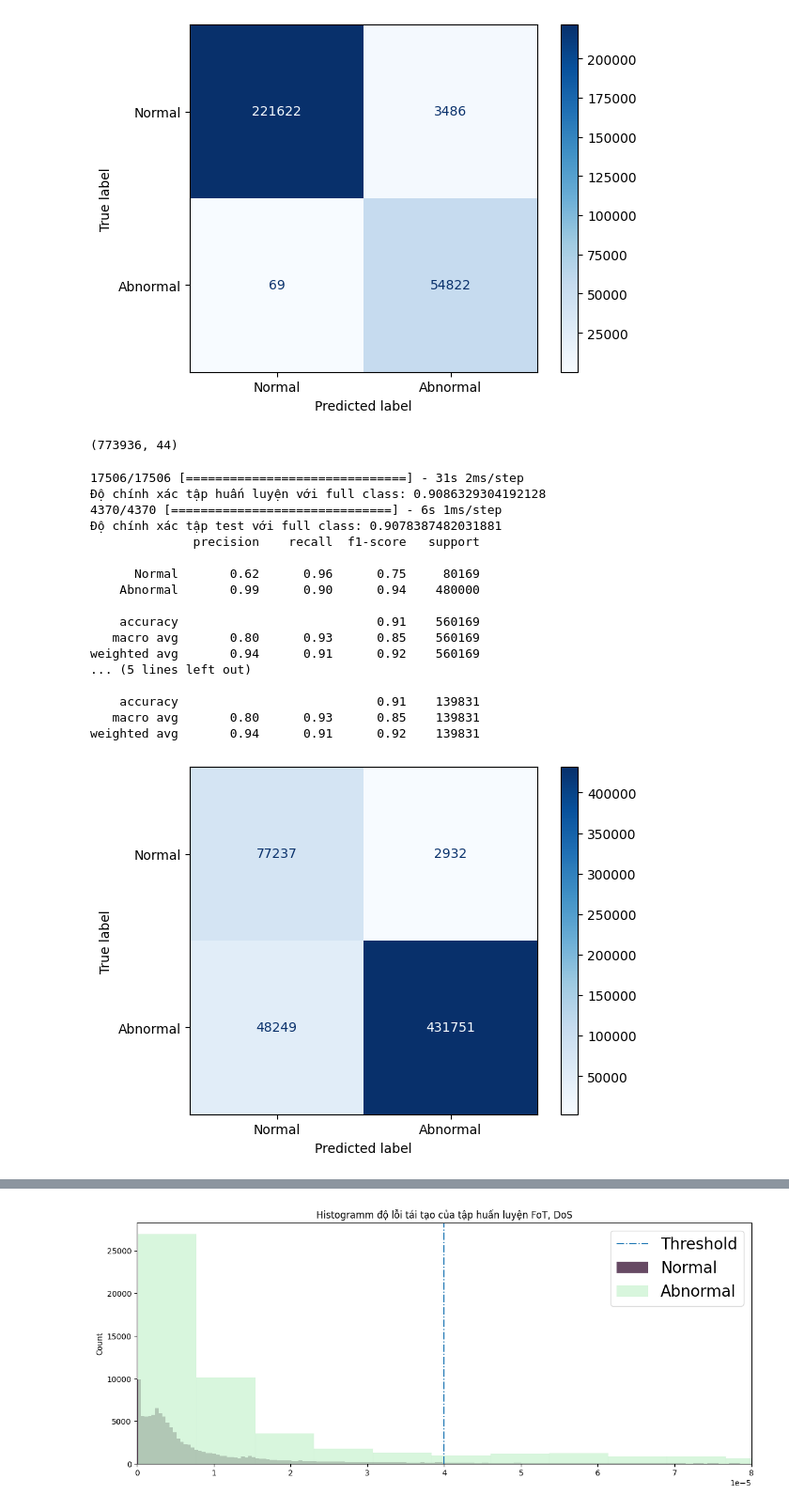
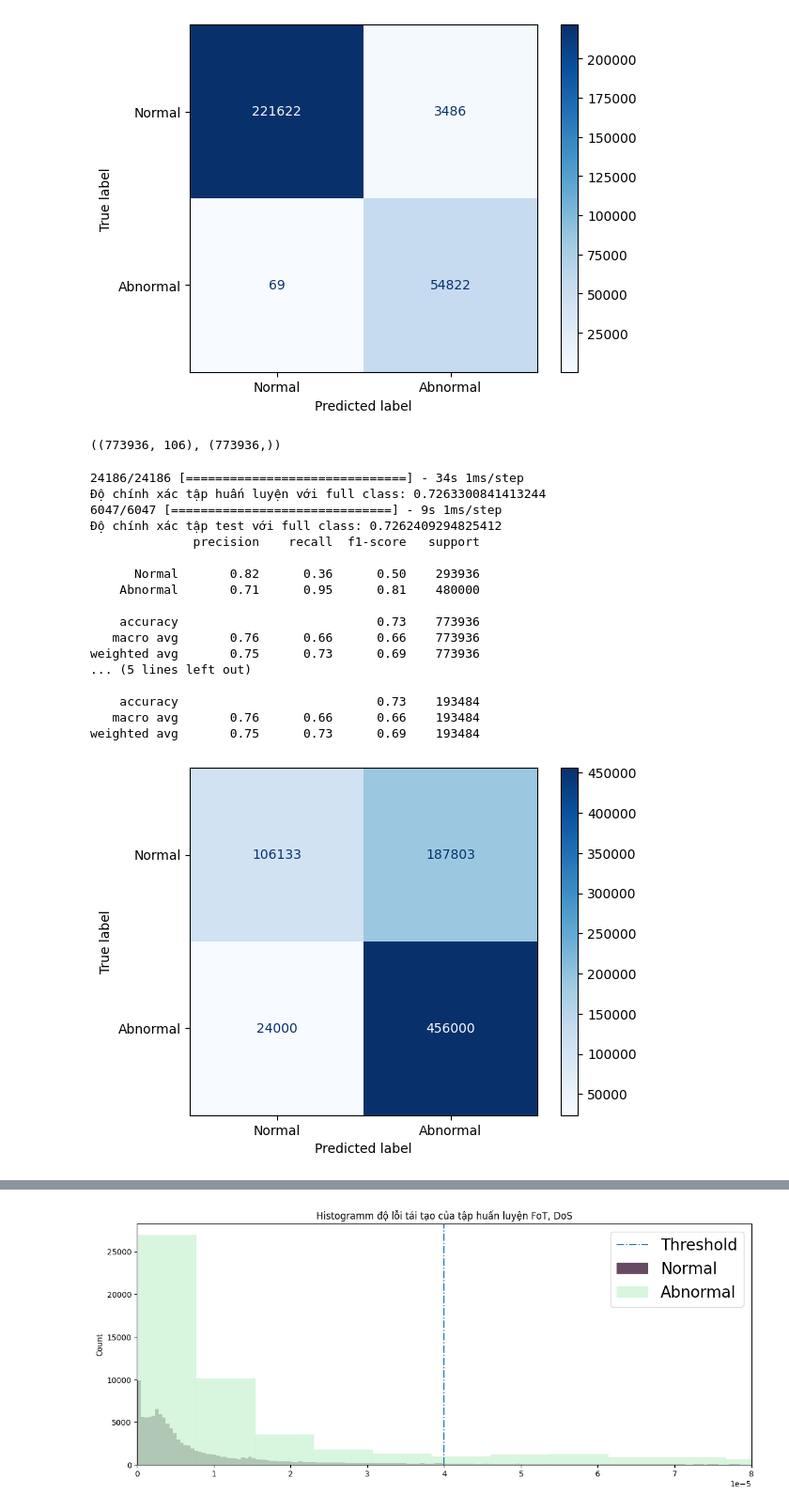
Before and after one commit to DoHaiSon/DAE-MLP, a Jupyter notebook: AE.ipynb, the cells around one changed output, grey strips where cells are left out. Shown: that part at 94% size. Cells and saved outputs as stored; diff of their text form; code cells hidden in the pictures.

```diff
--- a/AE.ipynb
+++ b/AE.ipynb
@@ -259,5 +278,5 @@ optimizer = keras.optimizers.Adam(learning_rate=0.0001)
 loss_fn = keras.losses.MeanSquaredError()
 model.compile(optimizer, loss_fn)
 # %%
-model.fit(Train_nor['data'], Train_nor['data'], batch_size=256, epochs=2000, shuffle=True)
+model.fit(Train_nor['data'], Train_nor['data'], batch_size=128, epochs=1000, shuffle=True)
 # %% [output]
@@ -281,8 +300,8 @@ Epoch 2000/2000
 <keras.src.callbacks.History at 0x...>
 # %%
-#model.save('Model/AE_1class_2000.model', save_format='tf')  # The file needs to end with the .keras extension
+#model.save('Model/AE_fullclassn_1200_new.model', save_format='tf')  # The file needs to end with the .keras extension
 
-model_path = 'Model/AE_1class_2000.model'
+model_path = 'Model/AE_fullclassn_1200_new.model'
 model.load_weights(model_path)
 # %% [output]
 <tensorflow.python.checkpoint.checkpoint.CheckpointLoadStatus at 0x...>
@@ -306,0 +319,6 @@ array([4.6884878e-05, 2.7282463e-04, 3.0563733e-06, ..., 9.0493087e-04,
+# %%
+sigma = 5
+alpha = 0.5
+# %%
+sigma_threshold = np.percentile(train_normal_re, 100 - sigma)
+sigma_threshold
@@ -375,47 +395,47 @@ Train_nor['data']
 train = np.concatenate((Train_nor['data'], Train_abnor['data']), axis=0)
 label = np.concatenate((Train_nor['label'], Train_abnor['label']), axis=0)
 # %%
-train.shape
+train.shape , label.shape
 # %% [output]
-(773936, 44)
+((773936, 106), (773936,))
 # %%
 # label_predict = model.predict_class(Test_nor, threshold)
 # print('Độ chính xác tập khi tái tạo normal tập huấn luyện', end=': ')
 # print(accuracy_score(np.full([2000], 'Normal'), label_predict))
 
-label_predict1 = model.predict_class(train, new_threshold2)
+label_predict1 = model.predict_class(train, sigma_threshold)
 print('Độ chính xác tập huấn luyện với full class', end=': ')
 print(accuracy_score(label, label_predict1))
 
-label_predict = model.predict_class(test['data'], new_threshold2)
+label_predict = model.predict_class(test['data'], sigma_threshold)
 print('Độ chính xác tập test với full class', end=': ')
 print(accuracy_score(test['label'], label_predict))
 
 labels = ['Normal', 'Abnormal']
 
 matrix2 = confusion_matrix(label, label_predict1)
 disp1 = ConfusionMatrixDisplay(
     confusion_matrix=matrix2, display_labels=labels)
 
 disp1.plot(cmap=plt.cm.Blues)
 print(classification_report(label,label_predict1,target_names=labels))
 print(classification_report(test['label'],label_predict,target_names=labels))
 # %% [output]
-17506/17506 [==============================] - 31s 2ms/step
-Độ chính xác tập huấn luyện với full class: 0.9086329304192128
-4370/4370 [==============================] - 6s 1ms/step
-Độ chính xác tập test với full class: 0.9078387482031881
+24186/24186 [==============================] - 34s 1ms/step
+Độ chính xác tập huấn luyện với full class: 0.7263300841413244
+6047/6047 [==============================] - 9s 1ms/step
+Độ chính xác tập test với full class: 0.7262409294825412
               precision    recall  f1-score   support
 
-      Normal       0.62      0.96      0.75     80169
-    Abnormal       0.99      0.90      0.94    480000
+      Normal       0.82      0.36      0.50    293936
+    Abnormal       0.71      0.95      0.81    480000
 
-    accuracy                           0.91    560169
-   macro avg       0.80      0.93      0.85    560169
-weighted avg       0.94      0.91      0.92    560169
+    accuracy                           0.73    773936
+   macro avg       0.76      0.66      0.66    773936
+weighted avg       0.75      0.73      0.69    773936
 ... (5 lines left out)
 
-    accuracy                           0.91    139831
-   macro avg       0.80      0.93      0.85    139831
-weighted avg       0.94      0.91      0.92    139831
+    accuracy                           0.73    193484
+   macro avg       0.76      0.66      0.66    193484
+weighted avg       0.75      0.73      0.69    193484
-[figure, old version]
+[figure, new version]
```
Also changed, not shown: parts of 36 cells of this notebook.
